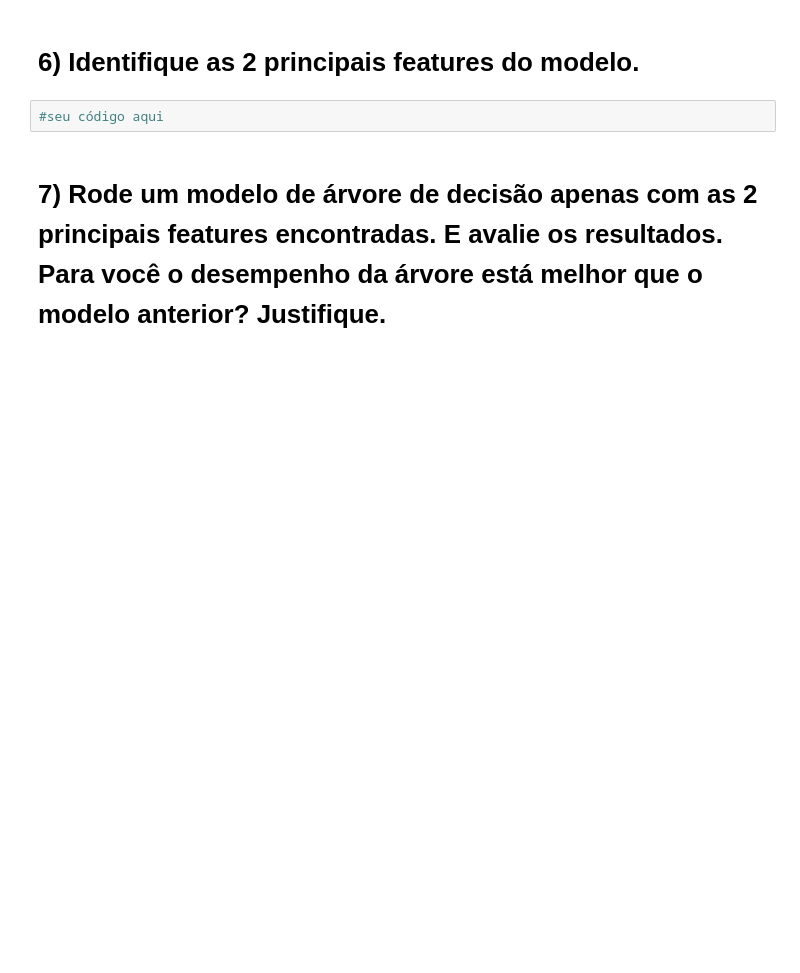
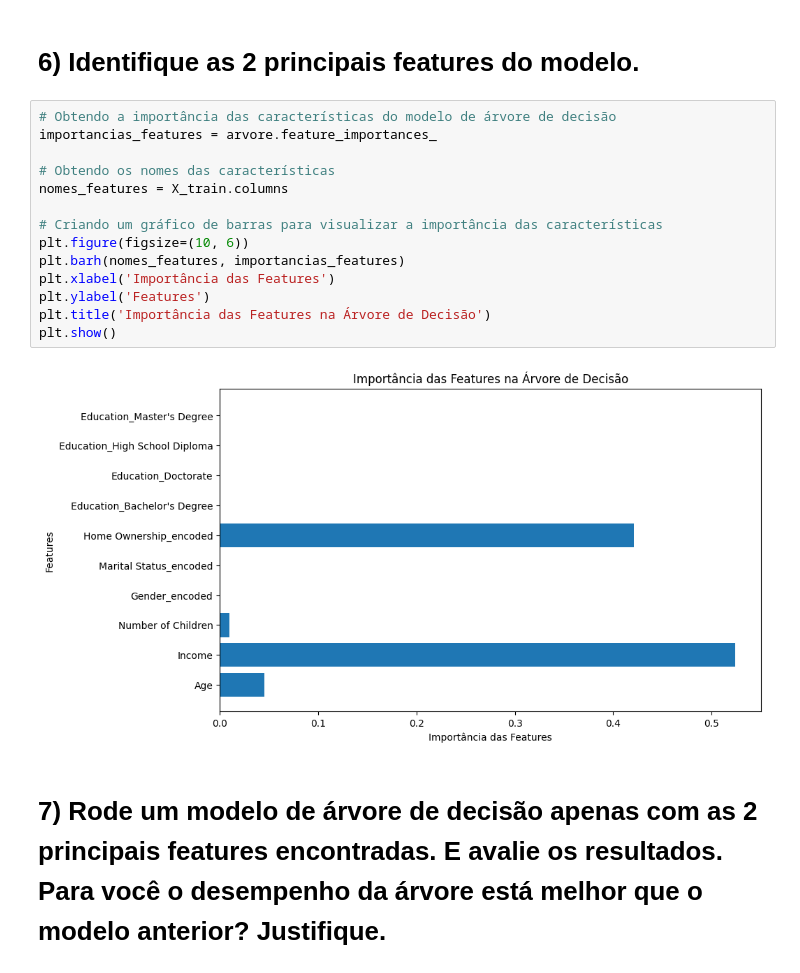
Before and after one commit to TierryW/Ciencia_de_Dados, a Jupyter notebook: Arvore_Decisao/Profissao Cientista de Dados M21 Pratique.ipynb, the cells around one changed output. Saved outputs shown, nothing was run; the diff lists cells and outputs as text; blank space fills up the shorter version.

```diff
--- a/Arvore_Decisao/Profissao Cientista de Dados M21 Pratique.ipynb
+++ b/Arvore_Decisao/Profissao Cientista de Dados M21 Pratique.ipynb
@@ -41,7 +139,21 @@ Traga a acurácia para o modedlo com os dados de treino.
 # %% [markdown]
 # 6) Identifique as 2 principais features do modelo.
-# %%
-#seu código aqui
+# %%
+# Obtendo a importância das características do modelo de árvore de decisão
+importancias_features = arvore.feature_importances_
+
+# Obtendo os nomes das características
+nomes_features = X_train.columns
+
+# Criando um gráfico de barras para visualizar a importância das características
+plt.figure(figsize=(10, 6))
+plt.barh(nomes_features, importancias_features)
+plt.xlabel('Importância das Features')
+plt.ylabel('Features')
+plt.title('Importância das Features na Árvore de Decisão')
+plt.show()
+# %% [output]
+[figure, added]
 # %% [markdown]
 # 7) Rode um modelo de árvore de decisão apenas com as 2 principais features encontradas. E avalie os resultados. Para você o desempenho da árvore está melhor que o modelo anterior? Justifique.
 # %%
```
Also changed, not shown: parts of 11 cells of this notebook.
